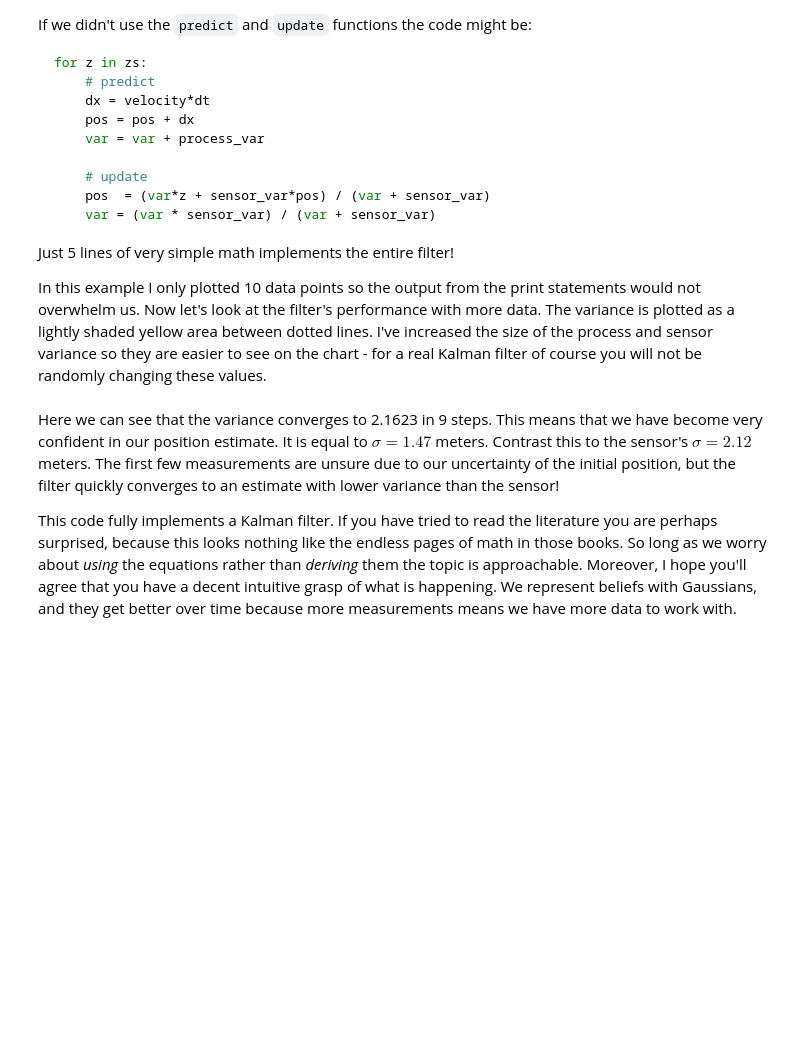
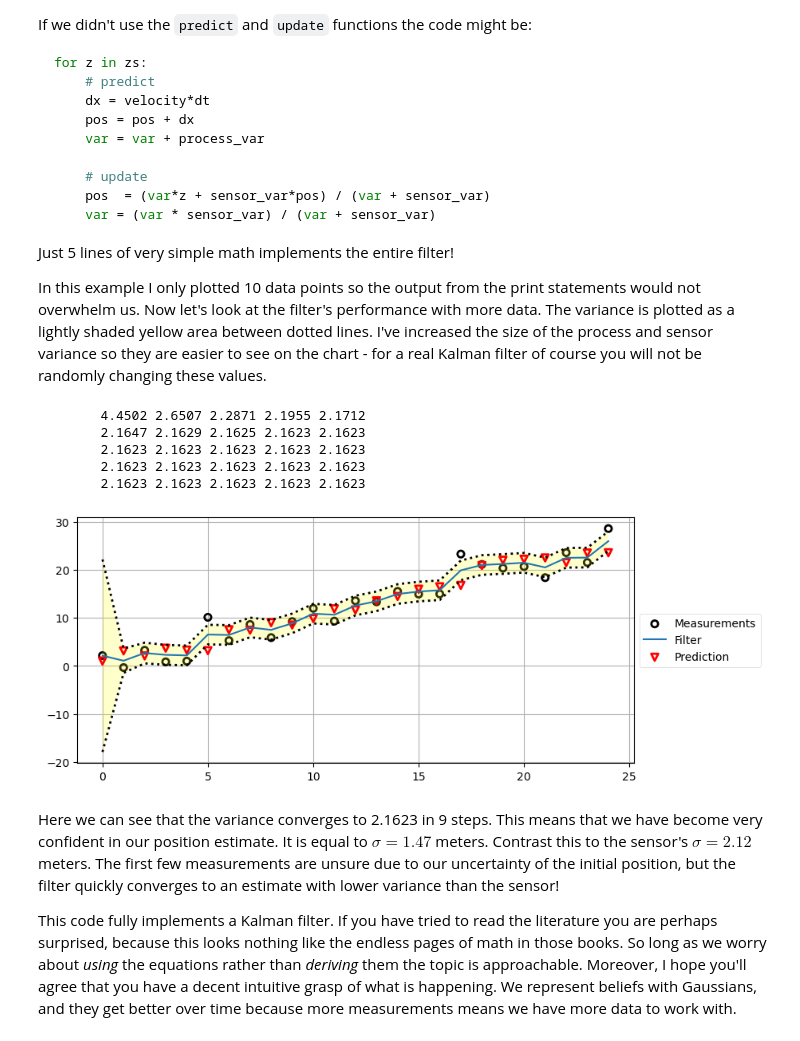
Before and after one commit to Poshehon/Kalman-and-Bayesian-Filters-in-Python, a Jupyter notebook: 04-One-Dimensional-Kalman-Filters.ipynb, the cells around one changed output. Cells and saved outputs as stored; diff of their text form; code cells hidden in the pictures; blank space fills up the shorter version.

```diff
--- a/04-One-Dimensional-Kalman-Filters.ipynb
+++ b/04-One-Dimensional-Kalman-Filters.ipynb
@@ -539,26 +532,34 @@ In this example I only plotted 10 data points so the output from the print state
 # %%
 process_var = 2.
 sensor_var = 4.5
-x = gaussian(0., 400.)
-process_model = gaussian(1., process_var)
+x = Gaussian(0., 400.)
+process_model = Gaussian(1., process_var)
 N = 25
 
 dog = DogSimulation(x.mean, process_model.mean, sensor_var, process_var)
 zs = [dog.move_and_sense() for _ in range(N)]
 
 xs, priors = np.zeros((N, 2)), np.zeros((N, 2))
 for i, z in enumerate(zs):
     prior = predict(x, process_model)
-    x = update(prior, gaussian(z, sensor_var))
+    x = update(prior, Gaussian(z, sensor_var))
     priors[i] = prior
 
     xs[i] = x
 
 book_plots.plot_measurements(zs)
 book_plots.plot_filter(xs[:, 0], var=priors[:, 1])
 book_plots.plot_predictions(priors[:, 0])
 book_plots.show_legend()
 kf_internal.print_variance(xs)
+plt.show()
+# %% [output]
+        4.4502 2.6507 2.2871 2.1955 2.1712
+        2.1647 2.1629 2.1625 2.1623 2.1623
+        2.1623 2.1623 2.1623 2.1623 2.1623
+        2.1623 2.1623 2.1623 2.1623 2.1623
+        2.1623 2.1623 2.1623 2.1623 2.1623
+[figure, added]
 # %% [markdown]
 Here we can see that the variance converges to 2.1623 in 9 steps. This means that we have become very confident in our position estimate. It is equal to $\sigma=1.47$ meters. Contrast this to the sensor's $\sigma=2.12$ meters. The first few measurements are unsure due to our uncertainty of the initial position, but the filter quickly converges to an estimate with lower variance than the sensor!
 
```
Also changed, not shown: parts of 32 cells of this notebook, 23 other files.
